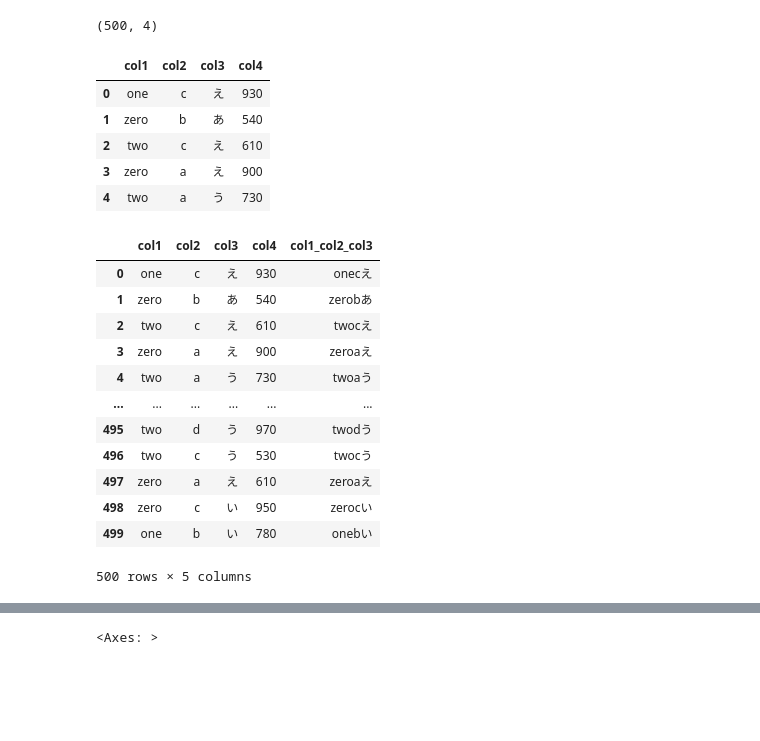
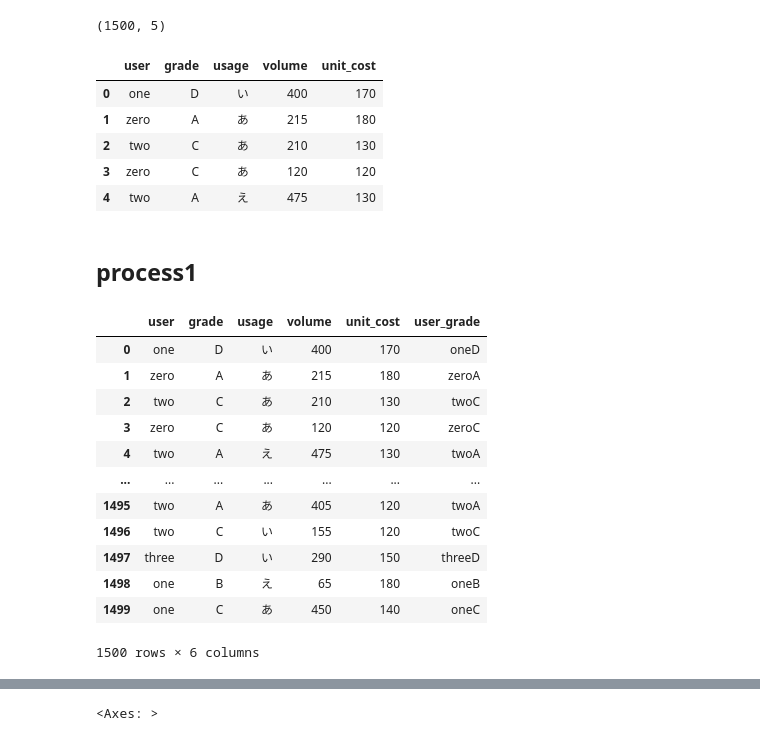
Before and after one commit to wakamatsuikuma/Learning, a Jupyter notebook: no_category/simulate_aggregation_2.ipynb, the cells around one changed output, grey strips where cells are left out. Drawn from its saved outputs; the diff is of its cells as text; code cells hidden in the pictures; blank space fills up the shorter version.

```diff
--- a/no_category/simulate_aggregation_2.ipynb
+++ b/no_category/simulate_aggregation_2.ipynb
@@ -23,52 +23,54 @@ random.seed(7)
 def create_df():
     random.seed(7)
 
-    data_num = 500
+    data_num = 1500
     rl1 = ["zero", "one", "two", "three"]#, "four"]
-    rl2 = ["a", "b", "c", "d"]#, "e"]
+    rl2 = ["A", "B", "C", "D"]#, "e"]
     rl3 = ["あ", "い", "う", "え"]#, "お"]
 
     value1 = random.choices(rl1, k=data_num)
     value2 = random.choices(rl2, k=data_num)
     value3 = random.choices(rl3, k=data_num)
-    # value4 = [random.randrange(100, 200, 2) for i in range(data_num)]
-    value4 = [random.randrange(500, 1000, 10) for i in range(data_num)]
+    value4 = [random.randrange(10, 500, 5) for i in range(data_num)]
+    value5 = [random.randrange(100, 200, 10) for i in range(data_num)]
 
-    dict_test = dict(col1=value1, col2=value2, col3=value3, col4=value4)# , col5=value5)
+    dict_test = dict(user=value1, grade=value2, usage=value3, volume=value4, unit_cost=value5)
     df = pd.DataFrame(data=dict_test)
     return df
 df = create_df()
 display(df.shape)
 display(df.head(5))
 # %% [output]
-(500, 4)
+(1500, 5)
-|  | col1 | col2 | col3 | col4 |
-| 0 | one | c | え | 930 |
-| 1 | zero | b | あ | 540 |
-| 2 | two | c | え | 610 |
-| 3 | zero | a | え | 900 |
-| 4 | two | a | う | 730 |
+|  | user | grade | usage | volume | unit_cost |
+| 0 | one | D | い | 400 | 170 |
+| 1 | zero | A | あ | 215 | 180 |
+| 2 | two | C | あ | 210 | 130 |
+| 3 | zero | C | あ | 120 | 120 |
+| 4 | two | A | え | 475 | 130 |
+# %% [markdown]
+## process1
 # %%
-col1 = "col1"
-col2 = "col2"
-col3 = "col3"
-col4 = "col4"
-concat_col = f"{col1}_{col2}_{col3}"
+user = "user"
+grade = "grade"
+usage = "usage"
+volume = "volume"
+concat_col = f"{user}_{grade}"
 
-df[concat_col] = df[col1] + df[col2] + df[col3]
+df[concat_col] = df[user] + df[grade]
 df
 # %% [output]
-|  | col1 | col2 | col3 | col4 | col1_col2_col3 |
-| 0 | one | c | え | 930 | onecえ |
-| 1 | zero | b | あ | 540 | zerobあ |
-| 2 | two | c | え | 610 | twocえ |
-| 3 | zero | a | え | 900 | zeroaえ |
-| 4 | two | a | う | 730 | twoaう |
-| ... | ... | ... | ... | ... | ... |
-| 495 | two | d | う | 970 | twodう |
-| 496 | two | c | う | 530 | twocう |
-| 497 | zero | a | え | 610 | zeroaえ |
-| 498 | zero | c | い | 950 | zerocい |
-| 499 | one | b | い | 780 | onebい |
+|  | user | grade | usage | volume | unit_cost | user_grade |
+| 0 | one | D | い | 400 | 170 | oneD |
+| 1 | zero | A | あ | 215 | 180 | zeroA |
+| 2 | two | C | あ | 210 | 130 | twoC |
+| 3 | zero | C | あ | 120 | 120 | zeroC |
+| 4 | two | A | え | 475 | 130 | twoA |
+| ... | ... | ... | ... | ... | ... | ... |
+| 1495 | two | A | あ | 405 | 120 | twoA |
+| 1496 | two | C | い | 155 | 120 | twoC |
+| 1497 | three | D | い | 290 | 150 | threeD |
+| 1498 | one | B | え | 65 | 180 | oneB |
+| 1499 | one | C | あ | 450 | 140 | oneC |
-500 rows × 5 columns
+1500 rows × 6 columns
 # %%
```
Also changed, not shown: parts of 7 cells of this notebook, 1 other file.
